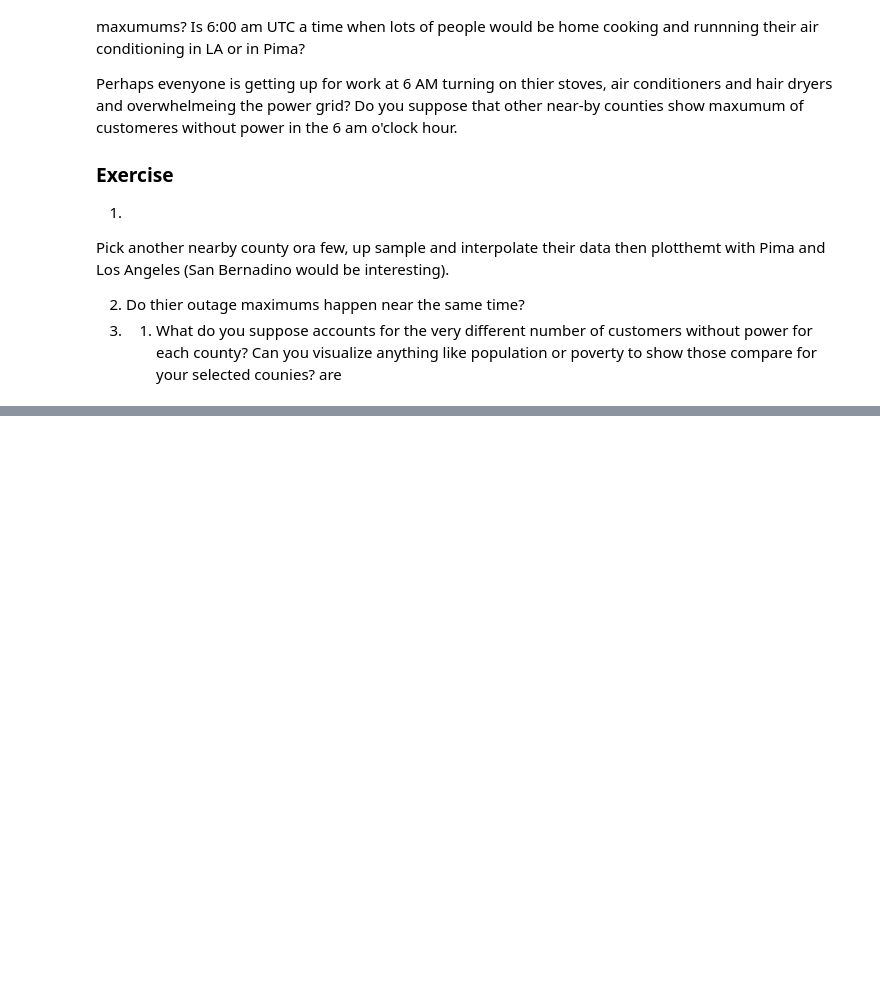
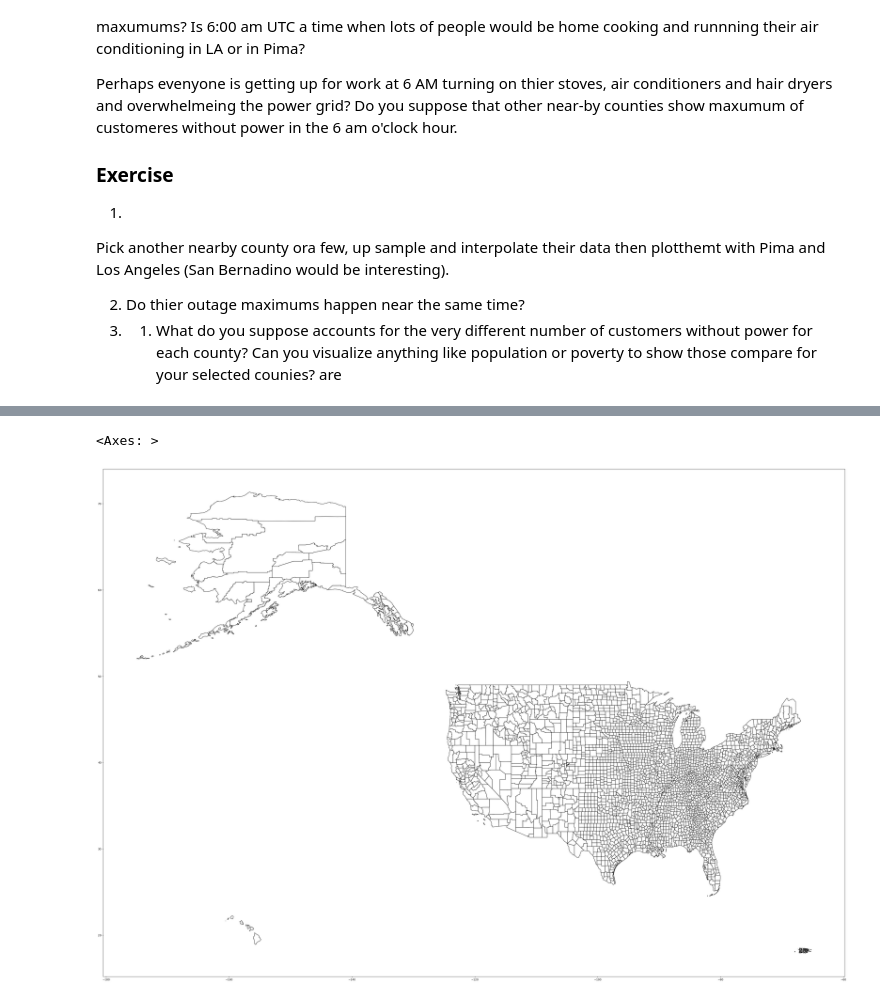
Before and after one commit to secondspass/power_outages_medically_vulnerable_populations, a Jupyter notebook: main.ipynb, the cells around one changed output, grey strips where cells are left out. Drawn from its saved outputs; the diff is of its cells as text; code cells hidden in the pictures; blank space fills up the shorter version.

```diff
--- a/main.ipynb
+++ b/main.ipynb
@@ -912,0 +961,6 @@ It's been a minute since we last looked at 2016_HHSemPOWERMapHistoricalDataset.x
+# %%
+# getting a publicly available geopandas geodataframe
+uscounties_polygons_gdf = gpd.read_file('https://raw.githubusercontent.com/holtzy/The-Python-Graph-Gallery/master/static/data/US-counties.geojson')
+uscounties_polygons_gdf["id"] = uscounties_polygons_gdf["id"].astype(str).astype(np.int64)
+uscounties_polygons_gdf = uscounties_polygons_gdf.rename(columns={"id":"FIPS_Code"})
+uscounties_polygons_gdf
@@ -912,0 +981,6 @@ It's been a minute since we last looked at 2016_HHSemPOWERMapHistoricalDataset.x
+# %%
+# now if we plot this
+uscounties_polygons_gdf.clip([-175, 0, -40, 75]).plot(color="white", edgecolor="black",figsize=(50,50))
+# %% [output]
+<Axes: >
+[figure, added]
```
Also changed, not shown: parts of 36 cells of this notebook.
